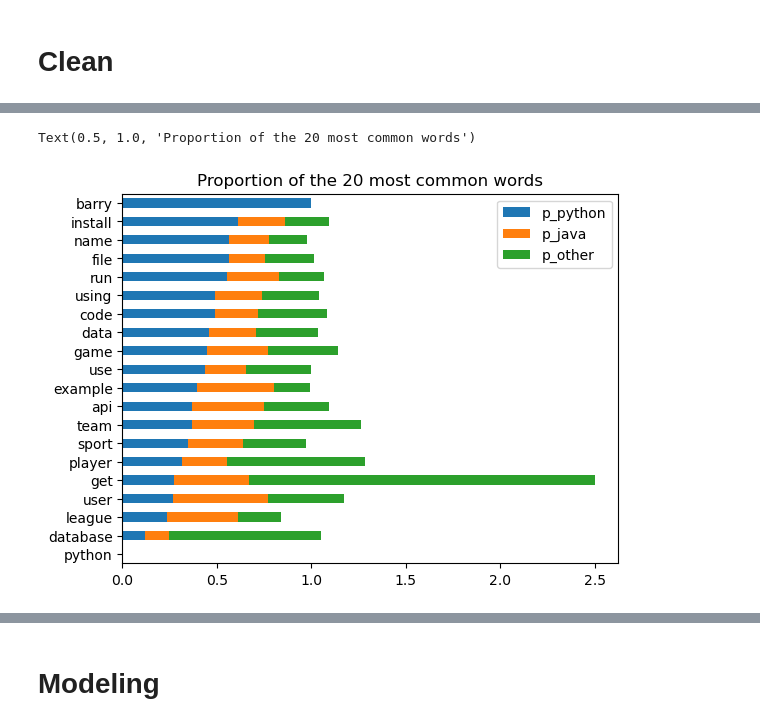
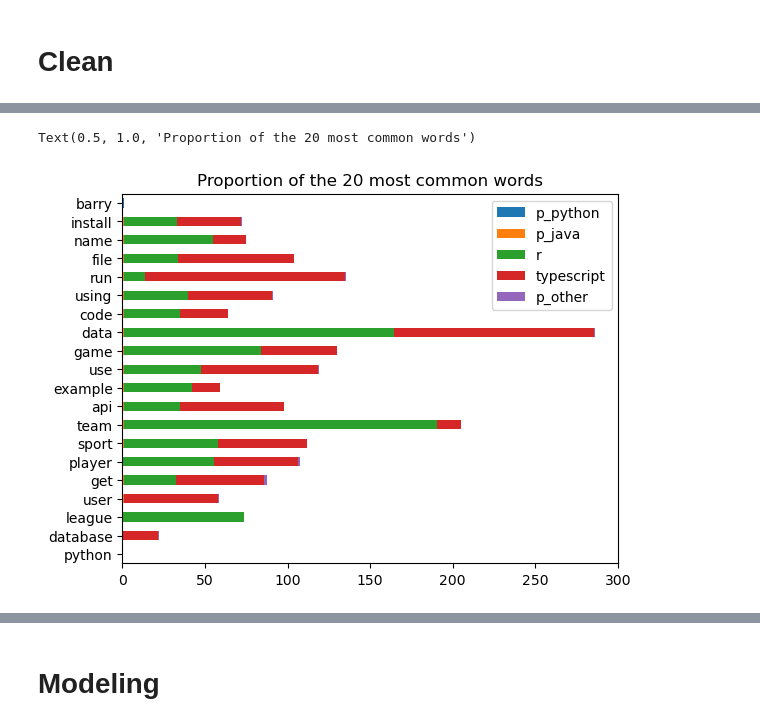
Before and after one commit to NLP-Team-Project/NLP-Project, a Jupyter notebook: Marcelino/prepare&model_scratch.ipynb, the cells around one changed output, grey strips where cells are left out. Cells and saved outputs as stored; diff of their text form; code cells hidden in the pictures.

```diff
--- a/Marcelino/prepare&model_scratch.ipynb
+++ b/Marcelino/prepare&model_scratch.ipynb
@@ -375,0 +180,9 @@ pd.concat([word_counts[word_counts.python == 0].sort_values(by='javascript').tai
+# %%
+# Here I call my advanced clean function on my data filtered by each type of language and its
+# corresponding readme contents then split in to a list of words
+python_words = p.advanced_clean(' '.join(df[df.language == 'Python']['readme_contents']), l = True, extra_words = ['python','eww','sport']).split()
+javascript_words = p.advanced_clean(' '.join(df[df.language == 'JavaScript']['readme_contents']), l = True).split()
+r_words = p.advanced_clean(' '.join(df[df.language == 'R']['readme_contents']), l = True).split()
+typescript_words = p.advanced_clean(' '.join(df[df.language == 'TypeScript']['readme_contents']), l = True).split()
+other_words = p.advanced_clean(' '.join(df[df.language == 'other']['readme_contents']), l = True).split()
+all_words = p.advanced_clean(' '.join(df.readme_contents), l = True).split()
@@ -375,0 +211,8 @@ pd.concat([word_counts[word_counts.python == 0].sort_values(by='javascript').tai
+# %%
+# Here I create a series out of my list of words and get the total count for each unique word
+python_freq = pd.Series(python_words).value_counts()
+javascript_freq = pd.Series(javascript_words).value_counts()
+r_freq = pd.Series(r_words).value_counts()
+typescript_freq = pd.Series(typescript_words).value_counts()
+other_freq = pd.Series(other_words).value_counts()
+all_freq = pd.Series(all_words).value_counts()
@@ -375,0 +330,10 @@ pd.concat([word_counts[word_counts.python == 0].sort_values(by='javascript').tai
+# %%
+# Here I filter out all the words fir each list that occur more than 50 times
+python_freq = python_freq[python_freq > 50]
+javascript_freq = javascript_freq[javascript_freq > 50]
+r_freq = r_freq[r_freq > 10]
+typescript_freq = typescript_freq[typescript_freq > 10]
+other_freq = other_freq[other_freq > 50]
+all_freq = all_freq[all_freq > 50]
+
+len(python_freq), len(javascript_freq), len(r_freq), len(typescript_freq), len(other_freq), len(all_freq)
@@ -375,0 +507,9 @@ pd.concat([word_counts[word_counts.python == 0].sort_values(by='javascript').tai
+# %%
+# Here I concatanate each series side by side and sort the words in alphabetical order to create a dataframe with
+# new column names in integer types
+word_counts = (pd.concat([all_freq, other_freq, python_freq, javascript_freq, r_freq, typescript_freq], axis=1, sort=True)
+                .set_axis(['all', 'other', 'python', 'javascript', 'r', 'typescript'], axis=1)
+                .fillna(0)
+                .apply(lambda s: s.astype(int)))
+
+word_counts.tail()
@@ -403,19 +609,21 @@ plt.axis('off')
 # %%
 
 (word_counts
  .assign(p_python=word_counts.python / word_counts['all'],
          p_java=word_counts.javascript / word_counts['all'],
+         p_r=word_counts.r / word_counts['all'],
+         p_typescript=word_counts.typescript / word_counts['all'],
          p_other=word_counts.other / word_counts['all'])
  .sort_values(by='all')
- [['p_python', 'p_java', 'p_other']]
+ [['p_python', 'p_java', 'r', 'typescript', 'p_other']]
  .tail(20)
  .sort_values('p_python')
  .plot.barh(stacked=True))
 
 plt.title('Proportion of the 20 most common words')
 # %% [output]
 Text(0.5, 1.0, 'Proportion of the 20 most common words')
-[figure, old version]
+[figure, new version]
 # %%
 top_20_python_bigrams = (pd.Series(nltk.ngrams(python_words, 2))
                       .value_counts()
```
Also changed, not shown: parts of 123 cells of this notebook, 2 other files.
